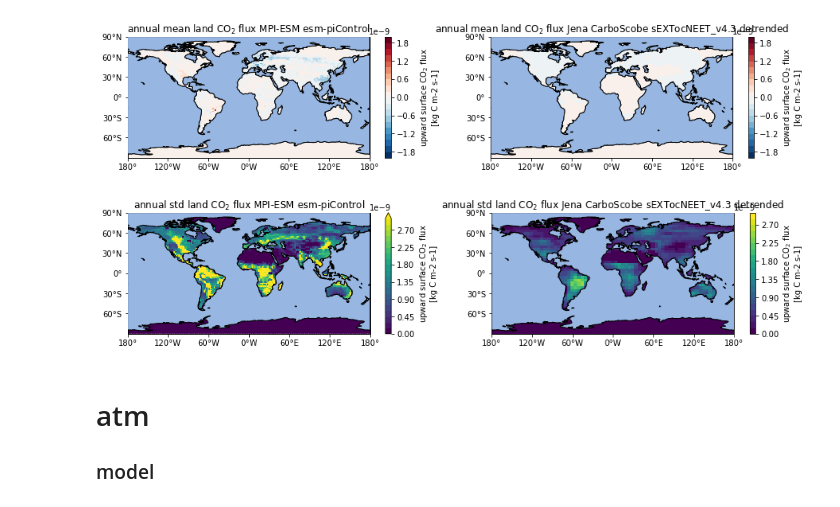
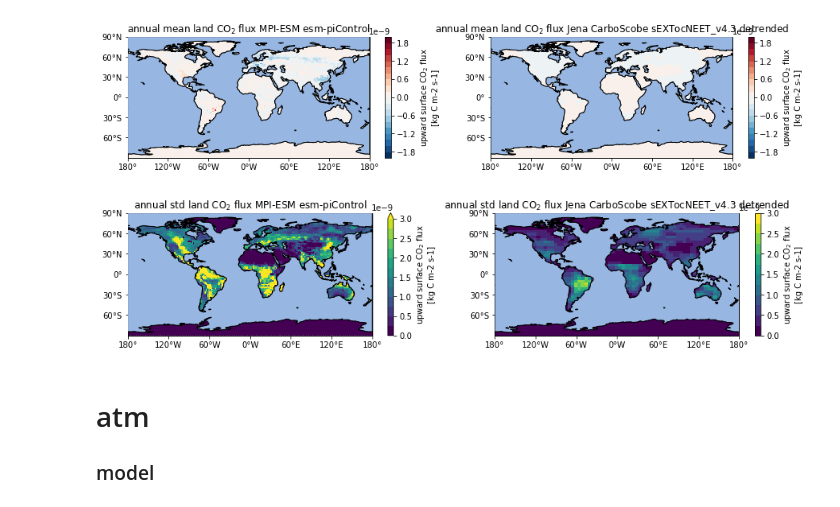
Before and after one commit to aaronspring/Spring_and_Ilyina_2020_GRL, a Jupyter notebook: scripts/reviewer_comments/Spring_and_Ilyina_GRL_2019_reviewers.ipynb, the cells around one changed output. Saved outputs shown, nothing was run; the diff lists cells and outputs as text; code cells hidden in the pictures.

Commit message:
same product land atm

```diff
--- a/scripts/reviewer_comments/Spring_and_Ilyina_GRL_2019_reviewers.ipynb
+++ b/scripts/reviewer_comments/Spring_and_Ilyina_GRL_2019_reviewers.ipynb
@@ -180,8 +153,6 @@ obs_ds = yearmean(obs_ds.rename({'mtime':'time'}))
 # %%
 area = cdo.gridarea(input=obs_ds.to_dataset(),returnXDataset=True)['cell_area']
 #area.plot()
-# %%
-v = 'co2flux_land'
 # %%
 #obs_ds[v].attrs
 # %%
@@ -204,9 +175,9 @@ plot2(model_obs,v,"land CO$_2$ flux",products,vminmax=[-2e-9,2e-9],time_op='mean
 # %%
 model_obs=[land_model_std,land_obs_std]
 
-plot2(model_obs,v,"land CO$_2$ flux",products,vminmax=[0,3e-9],time_op='std',cmap='viridis',feature='ocean')
+plot2(model_obs,v,"land CO$_2$ flux",products,vminmax=[0,3e-9],levels=13,time_op='std',cmap='viridis',feature='ocean')
 # %% [output]
-[figure, old version]
+[figure, new version]
 # %% [markdown]
 # atm
 
```
Also changed, not shown: parts of 13 cells of this notebook, 1 other file.
